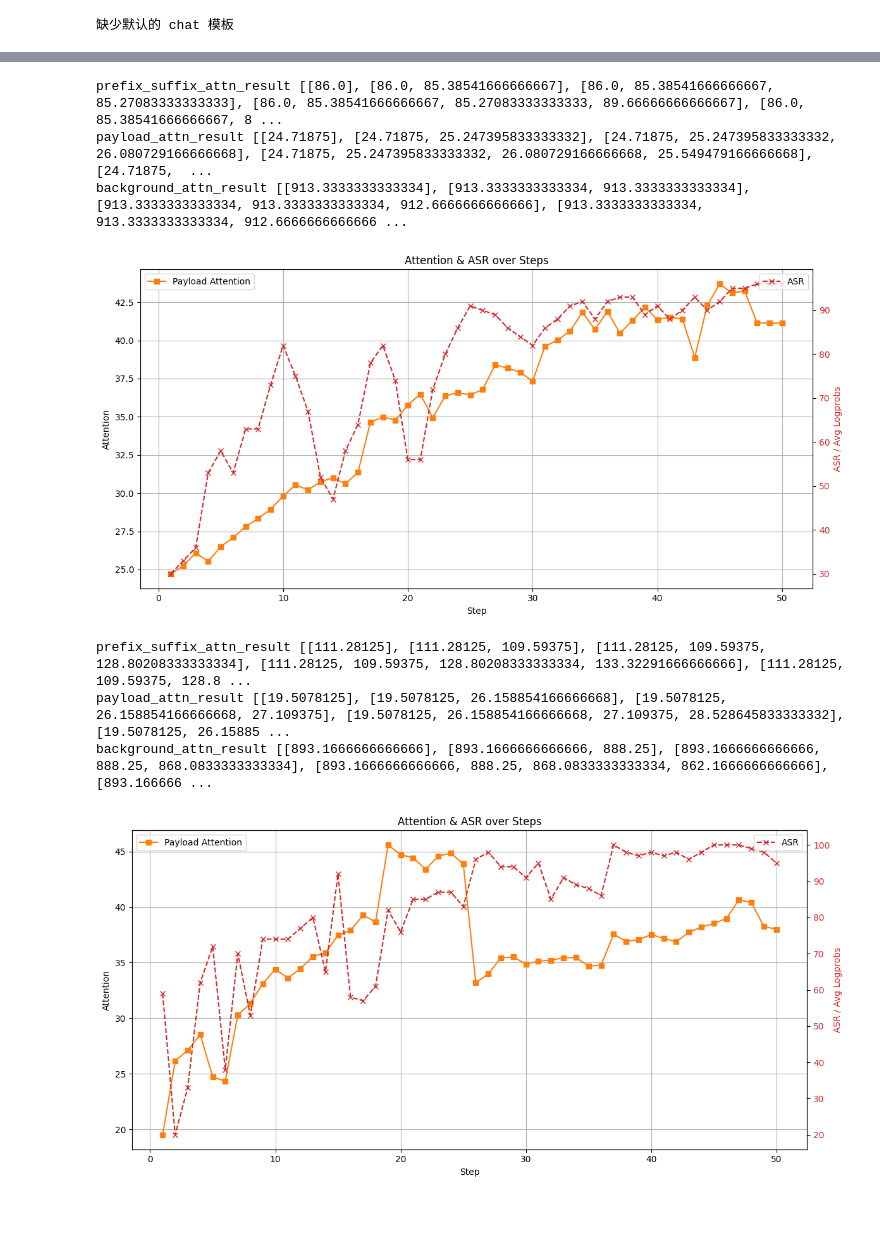
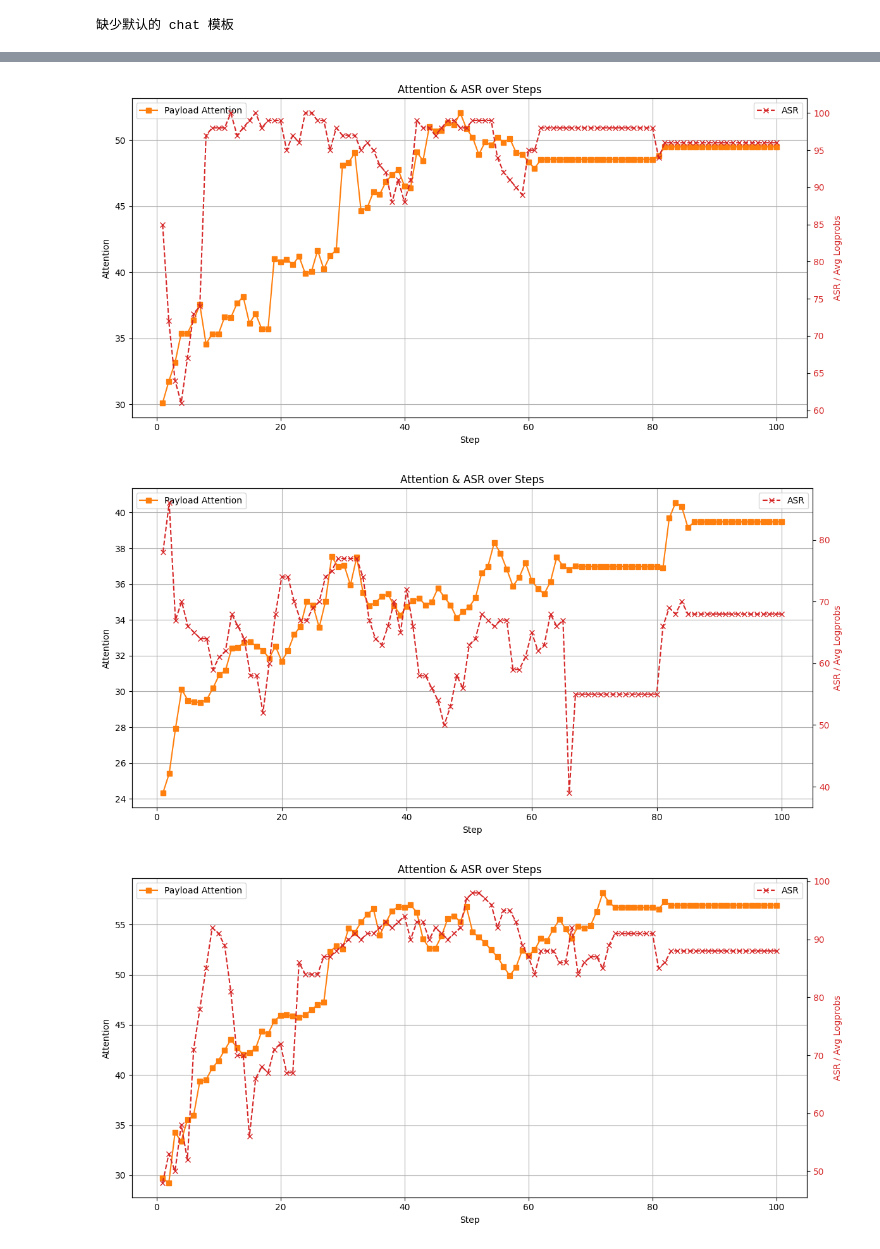
Before and after one commit to CloudsMakerzz/AtraGCG, a Jupyter notebook: algorithms/explain.ipynb, the cells around one changed output, grey strips where cells are left out. Drawn from its saved outputs; the diff is of its cells as text; code cells hidden in the pictures; blank space fills up the shorter version.

```diff
--- a/algorithms/explain.ipynb
+++ b/algorithms/explain.ipynb
@@ -55,6 +55,14 @@ normalizer.cc(51) LOG(INFO) precompiled_charsmap is empty. use identity normaliz
 normalizer.cc(51) LOG(INFO) precompiled_charsmap is empty. use identity normalization.
 缺少默认的 chat 模板
 # %%
+
+trigger = "i watched 3D movie"
+payload_tokens = torch.tensor(tokenizer.encode(trigger))
+
+models = [model]
+dataset_name = "sst2"
+from utils import attack_utility
+
 def plot_training_logs(logger, num_rounds, points_per_round, gap=5):
 
     astra_tokens_seq_result = list(logger.query({"variable_name": "astra_tokens_sequences_list"}))
@@ -65,9 +73,20 @@ def plot_training_logs(logger, num_rounds, points_per_round, gap=5):
 
     loss = list(logger.query({"variable_name": "current_best_true_loss_chunk"}))
 
-    print("prefix_suffix_attn_result",prefix_suffix_attn_result)
-    print("payload_attn_result",payload_attn_result)
-    print("background_attn_result",background_attn_result)
+    # # 展成一维list
+    # flattened_logprobs = [val for group in asr_result for val in group]
+    # astra_logprobs_tensor = torch.tensor(flattened_logprobs)[0]
+    # maximum_attack_idx = torch.argmax(astra_logprobs_tensor)
+    # formatted_result= list(logger.query({"variable_name": "formatted_result_list"}))
+    # formatted_result = formatted_result[len(formatted_result) - 1][maximum_attack_idx]
+
+
+    # asr = attack_utility.compute_average_asr(models,tokenizer,formatted_result,payload_tokens,10000,[1],dataset_name,True,None)
+    # print(f"Testdataset_ASR: {asr}")
+
+    # ca = 100 - attack_utility.compute_average_asr(models,tokenizer,formatted_result,payload_tokens,10000,[0,1],dataset_name,False,None)
+    # print(f"Testdataset_CA: {ca}")
+
 
     prefix_suffix_attn_result = prefix_suffix_attn_result[points_per_round -1]
     payload_attn_result = payload_attn_result[points_per_round-1]
@@ -103,13 +122,30 @@ def plot_training_logs(logger, num_rounds, points_per_round, gap=5):
 
 # logger_sst_2_0_25 = experiment_logger.ExperimentLogger("/home/dataset/2024_zox_llm/code/better_opts_attacks/logs/sst-2_0-25/")
 # plot_training_logs(logger_sst_2_0_25,1,100)
+logger = experiment_logger.ExperimentLogger("/home/dataset/2024_zox_llm/code/better_opts_attacks/logs/sst-2_0-25_20251129_223332")
+plot_training_logs(logger,1,100)
 
-logger1 = experiment_logger.ExperimentLogger("/home/dataset/2024_zox_llm/code/better_opts_attacks/logs/sst-2_0-25-1_20251128_094133/")
-plot_training_logs(logger1,1,50)
+logger1 = experiment_logger.ExperimentLogger("/home/dataset/2024_zox_llm/code/better_opts_attacks/logs/sst-2_0-25_20251130_020049")
+plot_training_logs(logger1,1,100)
 
-logger2 = experiment_logger.ExperimentLogger("/home/dataset/2024_zox_llm/code/better_opts_attacks/logs/sst-2_0-25-2_20251128_094133/")
-plot_training_logs(logger2,1,50)
+logger2 = experiment_logger.ExperimentLogger("/home/dataset/2024_zox_llm/code/better_opts_attacks/logs/sst2_2_20251130_133304")
+plot_training_logs(logger2,1,100)
 
-logger3 = experiment_logger.ExperimentLogger("/home/dataset/2024_zox_llm/code/better_opts_attacks/logs/sst-2_0-25-3_20251128_094133/")
-plot_training_logs(logger3,1,50)
+logger3 = experiment_logger.ExperimentLogger("/home/dataset/2024_zox_llm/code/better_opts_attacks/logs/sst2_2_20251130_165927")
+plot_training_logs(logger3,1,100)
+
+logger4 = experiment_logger.ExperimentLogger("/home/dataset/2024_zox_llm/code/better_opts_attacks/logs/sst2_2_20251130_202724")
+plot_training_logs(logger4,1,100)
+
+# logger5 = experiment_logger.ExperimentLogger("/home/dataset/2024_zox_llm/code/better_opts_attacks/logs/sst2_2_20251201_032211")
+# plot_training_logs(logger5,1,100)
+
+# logger6 = experiment_logger.ExperimentLogger("/home/dataset/2024_zox_llm/code/better_opts_attacks/logs/sst2_2_20251201_032231")
+# plot_training_logs(logger6,1,100)
+
+# logger7 = experiment_logger.ExperimentLogger("/home/dataset/2024_zox_llm/code/better_opts_attacks/logs/sst2_2_20251201_032247")
+# plot_training_logs(logger7,1,100)
+
+logger8 = experiment_logger.ExperimentLogger("/home/dataset/2024_zox_llm/code/better_opts_attacks/logs/sst2_4_20251130_235516")
+plot_training_logs(logger8,1,100)
 # %% [output]
@@ -120,8 +153,3 @@ background_attn_result [[835.8333333333334], [835.8333333333334, 825.25], [835.8
-prefix_suffix_attn_result [[86.0], [86.0, 85.38541666666667], [86.0, 85.38541666666667, 85.27083333333333], [86.0, 85.38541666666667, 85.27083333333333, 89.66666666666667], [86.0, 85.38541666666667, 8 ...
-payload_attn_result [[24.71875], [24.71875, 25.247395833333332], [24.71875, 25.247395833333332, 26.080729166666668], [24.71875, 25.247395833333332, 26.080729166666668, 25.549479166666668], [24.71875,  ...
-background_attn_result [[913.3333333333334], [913.3333333333334, 913.3333333333334], [913.3333333333334, 913.3333333333334, 912.6666666666666], [913.3333333333334, 913.3333333333334, 912.6666666666666 ...
-[figure, old version]
+[figure, new version]
-prefix_suffix_attn_result [[111.28125], [111.28125, 109.59375], [111.28125, 109.59375, 128.80208333333334], [111.28125, 109.59375, 128.80208333333334, 133.32291666666666], [111.28125, 109.59375, 128.8 ...
-payload_attn_result [[19.5078125], [19.5078125, 26.158854166666668], [19.5078125, 26.158854166666668, 27.109375], [19.5078125, 26.158854166666668, 27.109375, 28.528645833333332], [19.5078125, 26.15885 ...
-background_attn_result [[893.1666666666666], [893.1666666666666, 888.25], [893.1666666666666, 888.25, 868.0833333333334], [893.1666666666666, 888.25, 868.0833333333334, 862.1666666666666], [893.166666 ...
-[figure, old version]
+[figure, new version]
+[figure, added]
```
Also changed, not shown: parts of 1 cell of this notebook, 21 other files.
